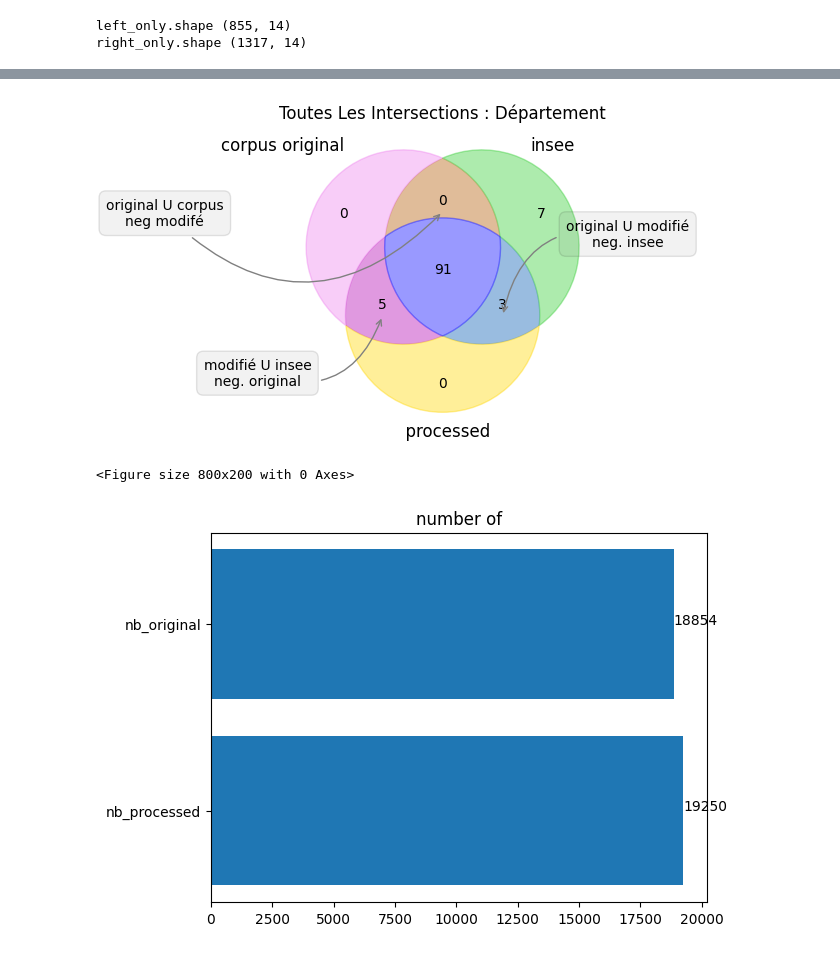
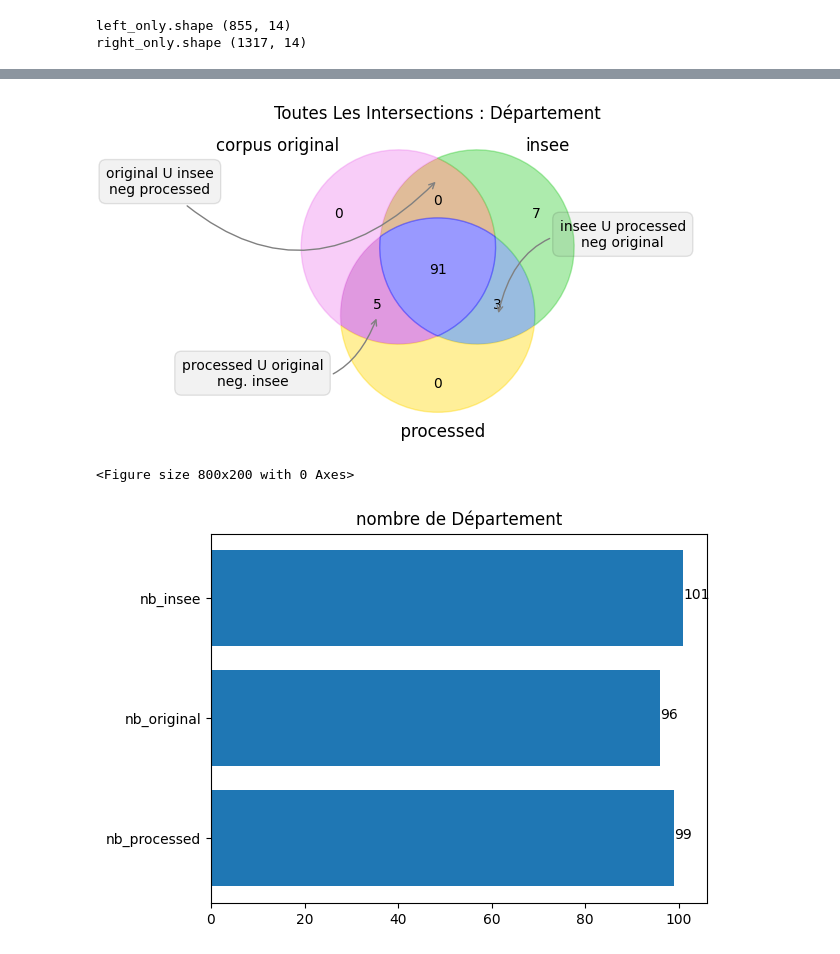
Before and after one commit to PSIG-EHESS/CahiersCitoyens, a Jupyter notebook: comparaison.ipynb, the cells around one changed output, grey strips where cells are left out. Saved outputs shown, nothing was run; the diff lists cells and outputs as text; code cells hidden in the pictures.

```diff
--- a/comparaison.ipynb
+++ b/comparaison.ipynb
@@ -137,15 +159,20 @@ Name: departement, Length: 225045, dtype: object
 # %%
 # choix de la variable à observer :
-# nos variables d'interêt : "Code INSEE", "departement", "Numéro d'ordre arbitraire" (arbitraires valent seulmt pour notre corpus)
+# un indice pour choisir la variable à tester (numéro arbitraire -aka id carnet- ne s'applique qu'aux comparaison inter corpus)
+
 info_recherche = ["Code INSEE", "departement", "Numéro d'ordre arbitraire"]
 noms = ["Communes", "Département", "Carnets (numéro d'ordre arbitraire)"]
-choix = 2
+choix = 1
+
 
 # compte le nombre de contributions pour chaque code
+
 processed_groupdf = df_processed.groupby([info_recherche[choix]]).size().reset_index()
 print("GROUPBY processed SAMPLE seulement\n",processed_groupdf.sample(1))
 
-# merge outer entre processed et original selon les codes (commune ou insee)
+
+# merge outer entre processed et original selon l'indice choix (commune ou dpt ou id carnet)
+
 uniques_original = pd.DataFrame(pd.unique(df_original[info_recherche[choix]]), columns=[info_recherche[choix]]).reset_index(drop=True)
 print("uniques_original.shape : ",uniques_original.shape)
 uniques_processed = pd.DataFrame(pd.unique(df_processed[info_recherche[choix]]), columns=[info_recherche[choix]]).reset_index(drop = True)
@@ -154,6 +181,8 @@ merge_df = pd.merge(uniques_original, uniques_processed, on=[info_recherche[choi
 # NOTE : ceux la peuvent être comparer entre eux car ils sont le même type d'objet
 
 # fait deux merge, un sur le outer left et un sur le outer right pour récup les codes exclus chacuns par l'autre
+# processed vs. original + ecrit les listes exclues de chacuns dans un csv
+
 dict_of_df = {}
 for i in [0,1] :
     mer = ["left_only", "right_only"]
@@ -162,6 +191,6 @@ for i in [0,1] :
     print("MERGE result shape : "+nam[i], result.shape)
     print("MERGE result sample 10 : "+nam[i], "\n")
 
-    # result.to_csv(noms[choix]+"_seulement_dans_"+nam[i]+"_pour_original_vs_processed", columns=[info_recherche[choix]], index = False)
+    result.to_csv(noms[choix]+"_seulement_dans_"+nam[i]+"_pour_original_vs_processed.csv", columns=[info_recherche[choix]], index = False)
 # %% [output]
 GROUPBY processed SAMPLE seulement
@@ -342,51 +396,66 @@ AttributeError: 'NoneType' object has no attribute 'set_color'
 # %%
+# diagram of the two corpus and the insee stats
+# compare the three df :
 # processed_compare_df
 # compare_original
 # df_insee
+
 plt.figure(figsize=(8,4))
 
 v3 = mv.venn3_unweighted([set(list(compare_original)), set(list(df_insee)), set(list(processed_compare_df))], set_labels= ("corpus original  ","insee","  processed" ))
-# (100, 010, 110, 001, 101, 011, 111)
+# index of each part, for design (100, 010, 110, 001, 101, 011, 111)
+
+# define colors
+
 v3.get_patch_by_id('100').set_color('violet')
 v3.get_patch_by_id('001').set_color('gold')
 
 v3.get_patch_by_id('111').set_color('blue')
 v3.get_patch_by_id('010').set_color('limegreen')
 # v3.get_patch_by_id('110').set_color('darkgreen')
+
+# title
+
 plt.title("Toutes Les Intersections : "+noms[choix])
-plt.annotate('original U corpus\nneg modifé', xy=v3.get_label_by_id('110').get_position() - np.array([0, 0.05]), xytext=(-200,-10),
+
+# add some text for intersections
+
+plt.annotate('original U insee\nneg processed', xy=v3.get_label_by_id('110').get_position() - np.array([0, -0.09]), xytext=(-200,-10),
              ha='center', textcoords='offset points', bbox=dict(boxstyle='round,pad=0.5', fc='gray', alpha=0.1),
              arrowprops=dict(arrowstyle='->', connectionstyle='arc3,rad=0.5',color='gray'))
-plt.annotate('original U modifié\nneg. insee', xy=v3.get_label_by_id('011').get_position() - np.array([0, 0.05]), xytext=(90,50),
+plt.annotate('insee U processed\nneg original', xy=v3.get_label_by_id('011').get_position() - np.array([0, 0.05]), xytext=(90,50),
              ha='center', textcoords='offset points', bbox=dict(boxstyle='round,pad=0.5', fc='gray', alpha=0.1),
              arrowprops=dict(arrowstyle='->', connectionstyle='arc3,rad=0.5',color='gray'))
-plt.annotate('modifié U insee\nneg. original', xy=v3.get_label_by_id('101').get_position() - np.array([0, 0.05]), xytext=(-90,-50),
+plt.annotate('processed U original\nneg. insee', xy=v3.get_label_by_id('101').get_position() - np.array([0, 0.05]), xytext=(-90,-50),
              ha='center', textcoords='offset points', bbox=dict(boxstyle='round,pad=0.5', fc='gray', alpha=0.1),
              arrowprops=dict(arrowstyle='->', connectionstyle='arc3,rad=0.5',color='gray'))
 
 # plt.show()
 
-plt.savefig('departement_all.png', format = "png", dpi = 1000)
+plt.savefig(noms[choix]+"_all.png", format = "png", dpi = 1000)
 # %% [output]
-[figure, old version]
+[figure, new version]
 # %%
-# values = np.array([shape_processed[0], original_shape[0], insee_shape[0]])
-values = np.array([shape_processed[0], original_shape[0]])
+# show the number of <dpt or communes> for 1/insee, 2/original, 3/processed
+#  and save
 
-# names = ("nb_processed", "nb_original", "nb_insee")
-names = ("nb_processed", "nb_original")
+values = np.array([shape_processed[0], original_shape[0], insee_shape[0]])
+# values = np.array([shape_processed[0], original_shape[0]])
+
+names = ("nb_processed", "nb_original", "nb_insee")
+# names = ("nb_processed", "nb_original")
 
 plt.figure(figsize=(8,2))
 fig, ax = plt.subplots()
 plt.barh(names, values)
 for index, value in enumerate(values):
     plt.text(value, index,
              str(value))
 
 # Add some text for labels, title and custom x-axis tick labels, etc.
-ax.set_title('number of')
-plt.savefig('departement_data.png', format = "png", dpi = 1000)
+ax.set_title('nombre de '+noms[choix])
+plt.savefig(noms[choix]+"_data.png", format = "png", dpi = 1000)
 plt.show()
 # %% [output]
 <Figure size 800x200 with 0 Axes>
-[figure, old version]
+[figure, new version]
```
Also changed, not shown: parts of 11 cells of this notebook, 3 other files.
